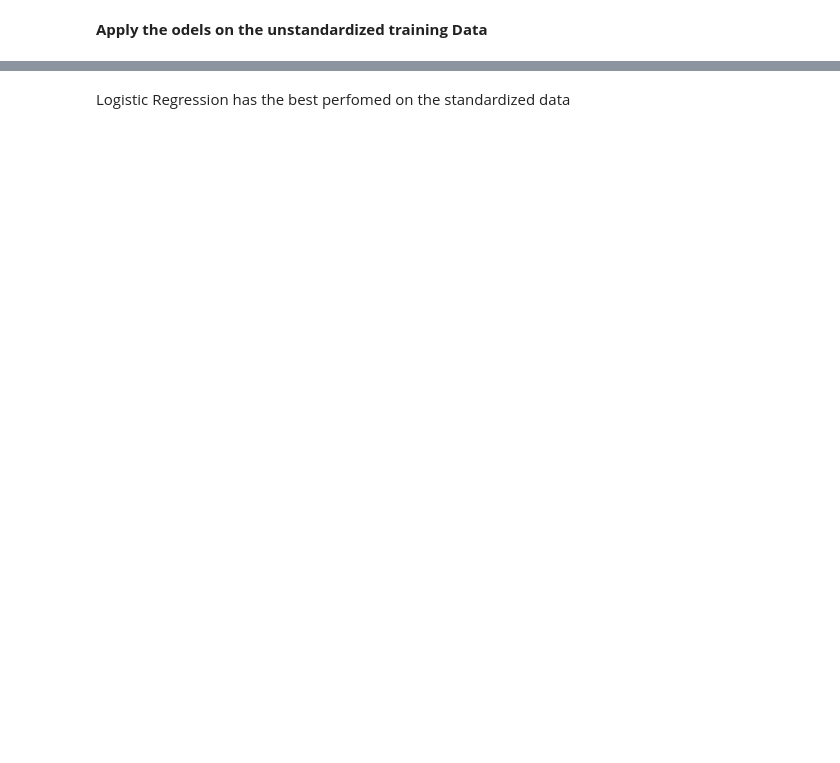
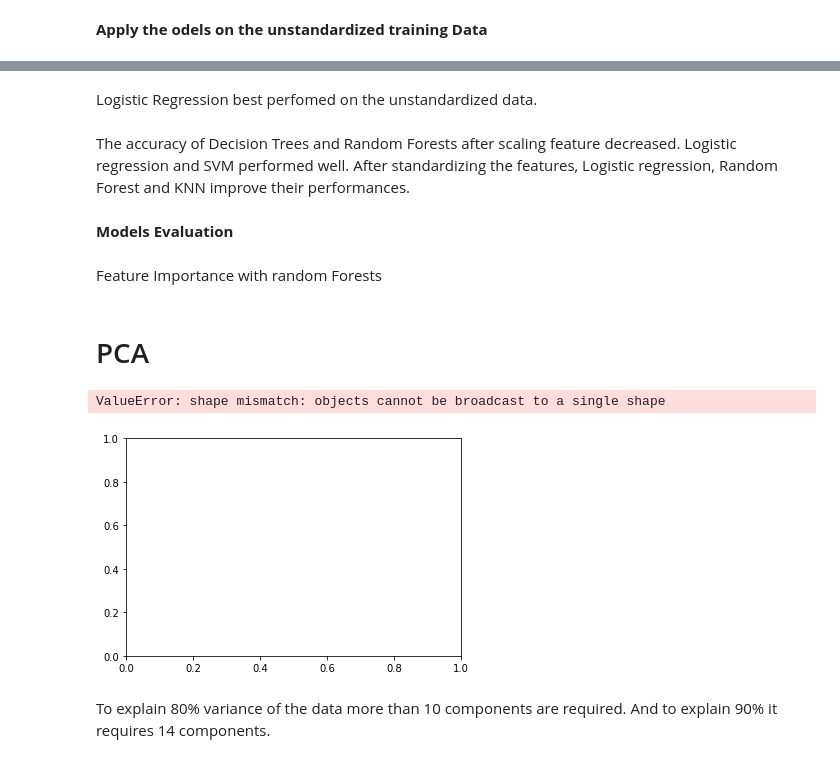
Before and after one commit to DSEI21000-S21/project-tennis-ml, a Jupyter notebook: WTA_ML.ipynb, the cells around one changed output, grey strips where cells are left out. Cells and saved outputs as stored; diff of their text form; code cells hidden in the pictures; blank space fills up the shorter version.

```diff
--- a/WTA_ML.ipynb
+++ b/WTA_ML.ipynb
@@ -288,6 +262,5 @@ Labels count in y_test [17916 17916]
 
 We will be doing feature scaling using standardization. We will then compare the models with and without features scaled. Except for decision trees and random forests.
 # %%
-#Read the training and testing dataset
-train_df = pd.read_csv('train.csv')
-test_df = pd.read_csv('test.csv')
+df = pd.read_csv('datasets/train.csv')
+mainTest = pd.read_csv('datasets/test.csv')
@@ -362,2 +336,34 @@ for key in models.keys():
 # %% [markdown]
-Logistic Regression has the best perfomed on the standardized data
+Logistic Regression  best perfomed on the unstandardized data.
+# %% [markdown]
+The accuracy of Decision Trees and Random Forests after scaling feature decreased. Logistic regression and SVM performed well. After standardizing the features, Logistic regression, Random Forest and KNN improve their performances.
+# %% [markdown]
+**Models Evaluation**
+# %% [markdown]
+Feature Importance with random Forests
+# %% [markdown]
+# PCA
+# %%
+X_train, X_test, y_train, y_test = train_test_split(train_df_std, y, test_size=0.3, stratify=y, random_state=SEED)
+
+cov_mat = np.cov(X_train.T)
+eigen_vals, eigen_vecs = np.linalg.eig(cov_mat)
+
+tot = sum(eigen_vals)
+var_exp = [(i / tot) for i in sorted(eigen_vals, reverse=True)]
+cum_var_exp = np.cumsum(var_exp)
+plt.bar(range(1,26), var_exp, alpha=0.5, align='center', label='Individual explained variance')
+plt.step(range(1,26), cum_var_exp, where='mid', label='Cumulative explained variance')
+plt.title('Principal component and Explained variance ratio')
+plt.ylabel('Explained variance ratio')
+plt.xlabel('Principal component index')
+plt.legend(loc='best')
+plt.axhline(y=0.8, color='r', linestyle='-')
+plt.axhline(y=0.9, color='b', linestyle='-')
+plt.tight_layout()
+plt.show()
+# %% [output]
+ValueError: shape mismatch: objects cannot be broadcast to a single shape
+[figure, added]
+# %% [markdown]
+To explain 80% variance of the data more than 10 components are required. And to explain 90% it requires 14 components.
```
Also changed, not shown: parts of 30 cells of this notebook.
